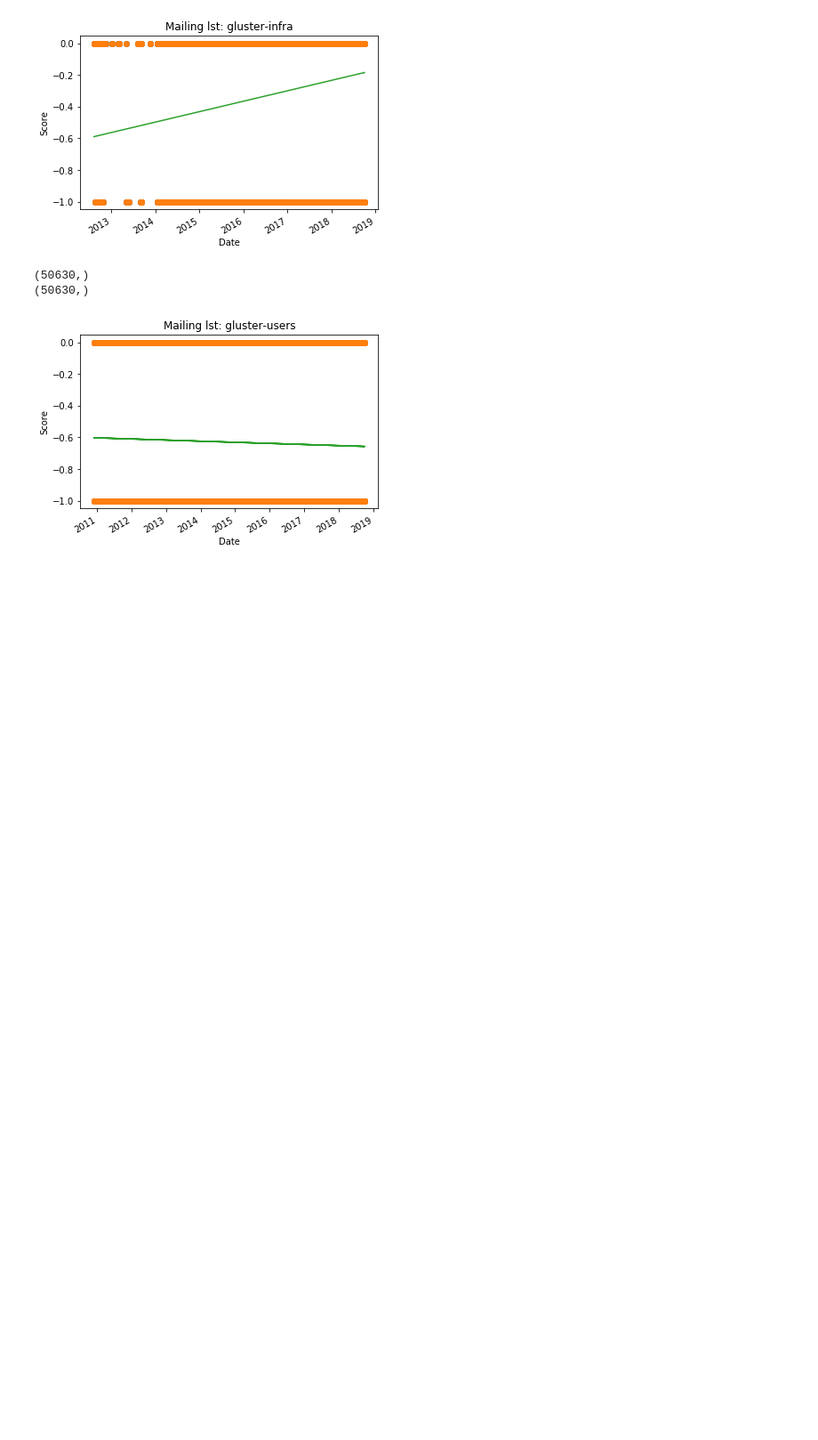
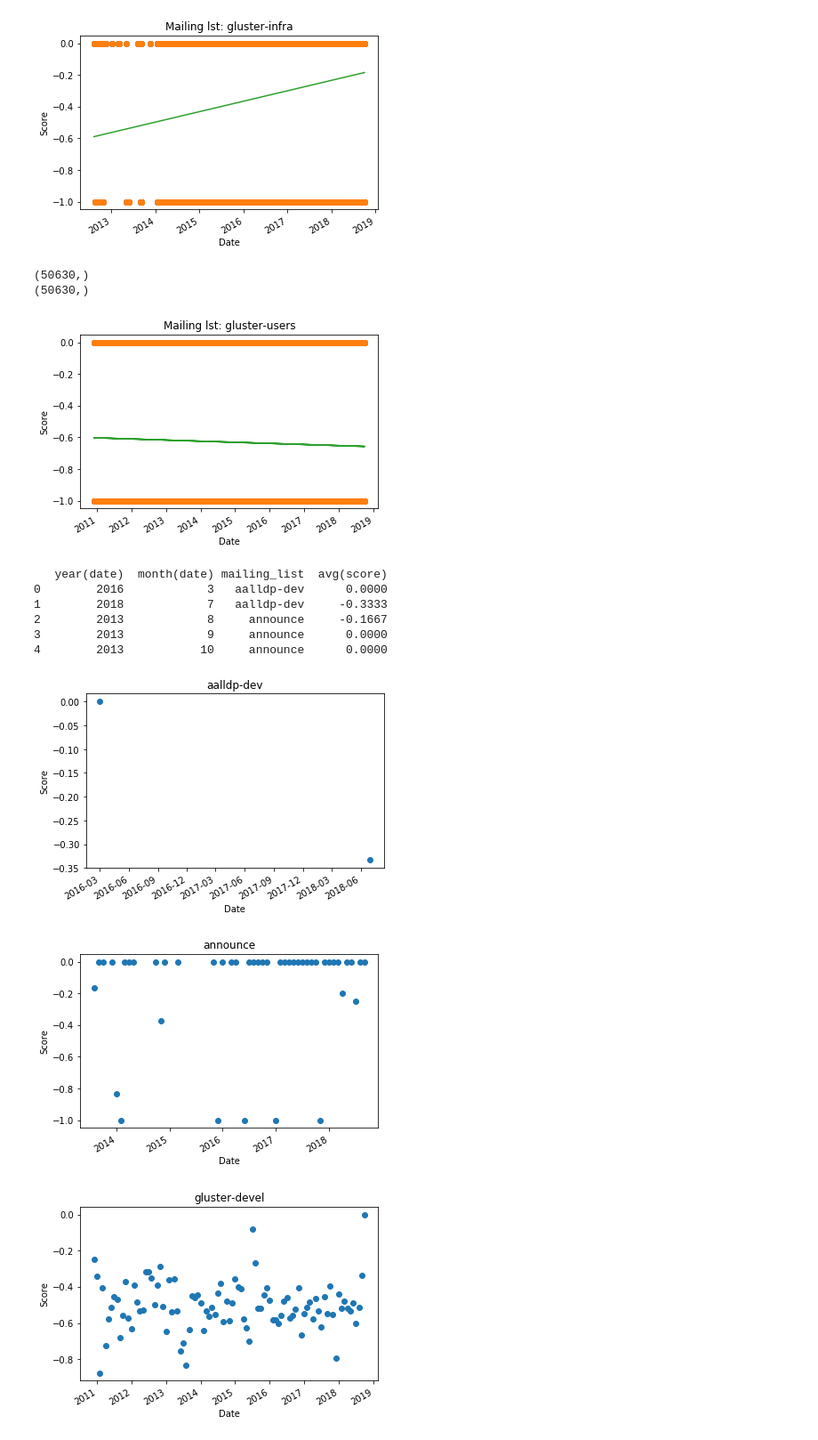
Before and after one commit to computationalmystic/augur-group10, a Jupyter notebook: notebooks/senticr_piper.ipynb, the cells around one changed output. Shown: that part at 89% size. Drawn from its saved outputs; the diff is of its cells as text; code cells hidden in the pictures; blank space fills up the shorter version.

Commit message:
Average SentiCR score
Added the average SentiCR score and the graph showing it.

```diff
--- a/notebooks/senticr_piper.ipynb
+++ b/notebooks/senticr_piper.ipynb
@@ -177,3 +178,48 @@ for group in grouped:
 (50630,)
 (50630,)
 [figure]
+# %%
+SQL = """
+select year(date), month(date), mailing_list, avg(score) from
+mail_lists_sentiment_scores_senticr
+group by mailing_list, year(date), month(date)
+order by mailing_list, year(date), month(date);
+"""
+df_groups =  pd.read_sql(SQL, connect.db)
+
+print(df_groups.head())
+
+repos = df_groups.groupby('mailing_list')
+for repo in repos:
+    rep = (df_groups.loc[df_groups['mailing_list'] == repo[0]])
+    grouped = rep.groupby('mailing_list').groups
+    years = []
+    for group in grouped:
+        dates_csv = (df_groups.loc[df_groups['mailing_list'] == group])\
+        ['year(date)'].tolist()
+        months_csv = (df_groups.loc[df_groups['mailing_list'] == group])\
+        ['month(date)'].tolist()
+        avg = (df_groups.loc[df_groups['mailing_list'] == group])\
+        ['avg(score)'].tolist()
+        d = []
+        for i in range(len(dates_csv)):
+            s = ("{}-{}".format(dates_csv[i],months_csv[i]))
+            d.append(datetime.strptime(s,'%Y-%m'))
+        plot.plot_date(d, avg)
+        #plot.plot(fin_dates,fin_values)
+        plot.gcf().autofmt_xdate()
+        plot.title(group)
+        plot.ylabel('Score')
+        plot.xlabel('Date')
+        plot.show()
+        print("\n\n")
+# %% [output]
+   year(date)  month(date) mailing_list  avg(score)
+0        2016            3   aalldp-dev      0.0000
+1        2018            7   aalldp-dev     -0.3333
+2        2013            8     announce     -0.1667
+3        2013            9     announce      0.0000
+4        2013           10     announce      0.0000
+[figure, added]
+[figure, added]
+[figure, added]
```
Also changed, not shown: parts of 2 cells of this notebook.
